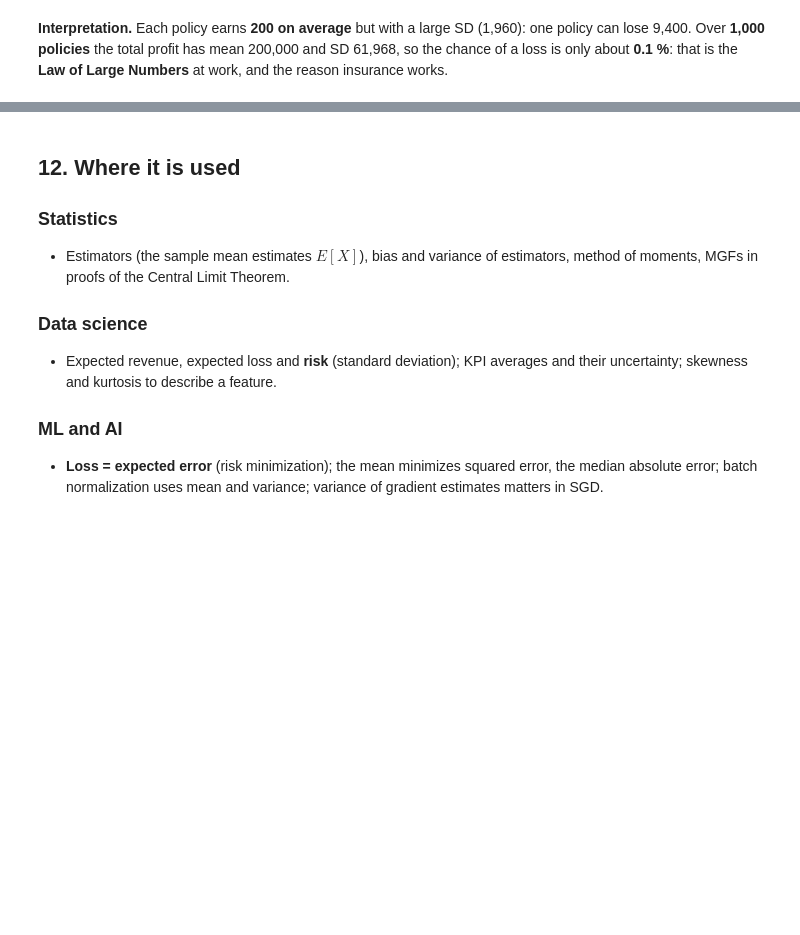
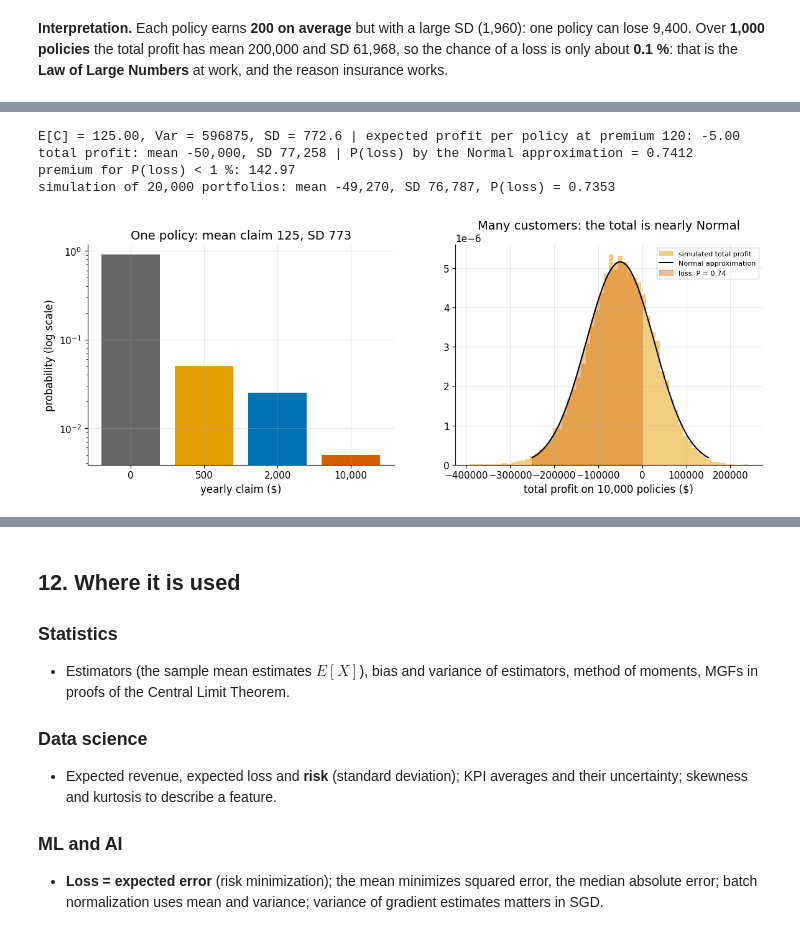
Before and after one commit to AhmedMostafaAttiaaa/distributions-irl, a Jupyter notebook: module_00_foundations/notebooks/00_02_expectation_moments.ipynb, the cells around one changed output, grey strips where cells are left out. Drawn from its saved outputs; the diff is of its cells as text; code cells hidden in the pictures; blank space fills up the shorter version.

```diff
--- a/module_00_foundations/notebooks/00_02_expectation_moments.ipynb
+++ b/module_00_foundations/notebooks/00_02_expectation_moments.ipynb
@@ -340,0 +368,27 @@ per policy: expected profit 200, SD 1960
+# %%
+claims = np.array([0, 500, 2000, 10000]); pc = np.array([0.92, 0.05, 0.025, 0.005])
+mean_c = np.sum(claims * pc); var_c = np.sum(claims**2 * pc) - mean_c**2; sd_c = np.sqrt(var_c)
+print(f"E[C] = {mean_c:.2f}, Var = {var_c:.0f}, SD = {sd_c:.1f} | expected profit per policy at premium 120: {120 - mean_c:.2f}")
+n_pol = 10_000
+mean_t, sd_t = n_pol * (120 - mean_c), np.sqrt(n_pol) * sd_c
+print(f"total profit: mean {mean_t:,.0f}, SD {sd_t:,.0f} | P(loss) by the Normal approximation = {stats.norm.cdf(0, mean_t, sd_t):.4f}")
+premium_needed = mean_c + stats.norm.ppf(0.99) * sd_c / np.sqrt(n_pol)
+print(f"premium for P(loss) < 1 %: {premium_needed:.2f}")
+assert np.isclose(mean_c, 125) and np.isclose(var_c, 596875) and abs(stats.norm.cdf(0, mean_t, sd_t) - 0.74) < 0.01 and abs(premium_needed - 142.97) < 0.05
+sim_rng = np.random.default_rng(41)
+tot = np.array([120 * n_pol - sim_rng.choice(claims, n_pol, p=pc).sum() for _ in range(20_000)])
+print(f"simulation of 20,000 portfolios: mean {tot.mean():,.0f}, SD {tot.std():,.0f}, P(loss) = {np.mean(tot < 0):.4f}")
+assert abs(tot.mean() - mean_t) < 2500 and abs(np.mean(tot < 0) - stats.norm.cdf(0, mean_t, sd_t)) < 0.02
+fig, axes = plt.subplots(1, 2, figsize=(14, 4.6))
+axes[0].bar(["0", "500", "2,000", "10,000"], pc, color=[NEUTRAL, SIM, MAIN, HIGHLIGHT]); axes[0].set_yscale("log"); axes[0].set_xlabel("yearly claim ($)"); axes[0].set_ylabel("probability (log scale)"); axes[0].set_title(f"One policy: mean claim {mean_c:.0f}, SD {sd_c:.0f}")
+xs = np.linspace(-250_000, 150_000, 400)
+axes[1].hist(tot, bins=60, density=True, color=SIM, alpha=0.5, label="simulated total profit"); axes[1].plot(xs, stats.norm.pdf(xs, mean_t, sd_t), color="black", label="Normal approximation")
+axes[1].fill_between(xs, 0, stats.norm.pdf(xs, mean_t, sd_t), where=xs < 0, color=HIGHLIGHT, alpha=0.4, label=f"loss: P = {stats.norm.cdf(0, mean_t, sd_t):.2f}")
+axes[1].set_xlabel("total profit on 10,000 policies ($)"); axes[1].set_title("Many customers: the total is nearly Normal"); axes[1].legend(fontsize=8)
+plt.show()
+# %% [output]
+E[C] = 125.00, Var = 596875, SD = 772.6 | expected profit per policy at premium 120: -5.00
+total profit: mean -50,000, SD 77,258 | P(loss) by the Normal approximation = 0.7412
+premium for P(loss) < 1 %: 142.97
+simulation of 20,000 portfolios: mean -49,270, SD 76,787, P(loss) = 0.7353
+[figure, added]
```
Also changed, not shown: parts of 11 cells of this notebook.
